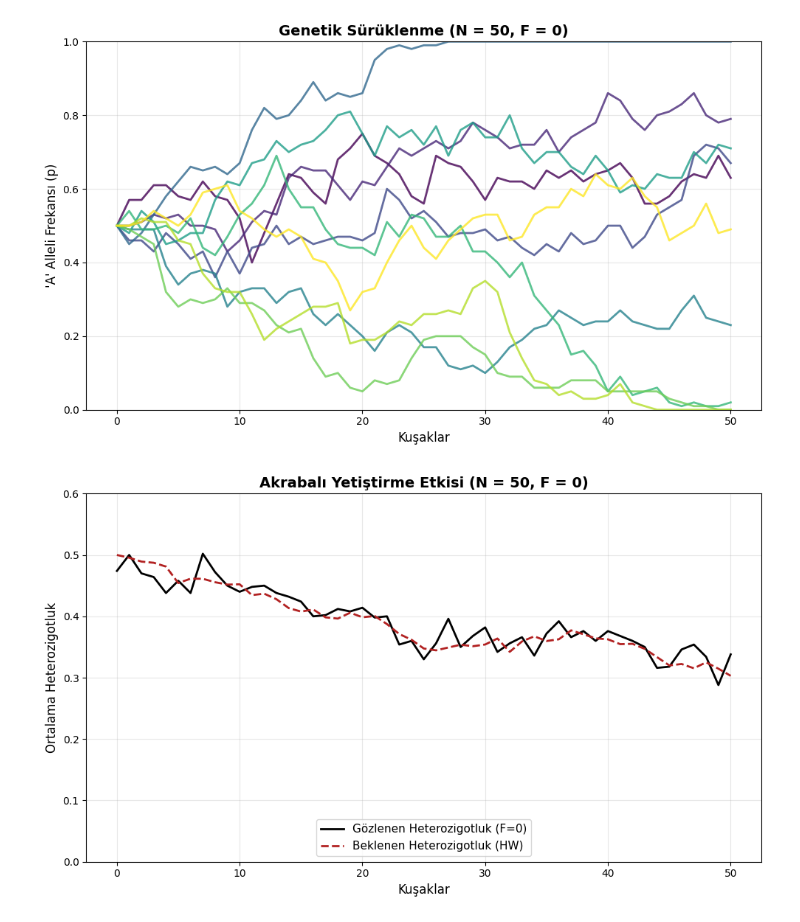
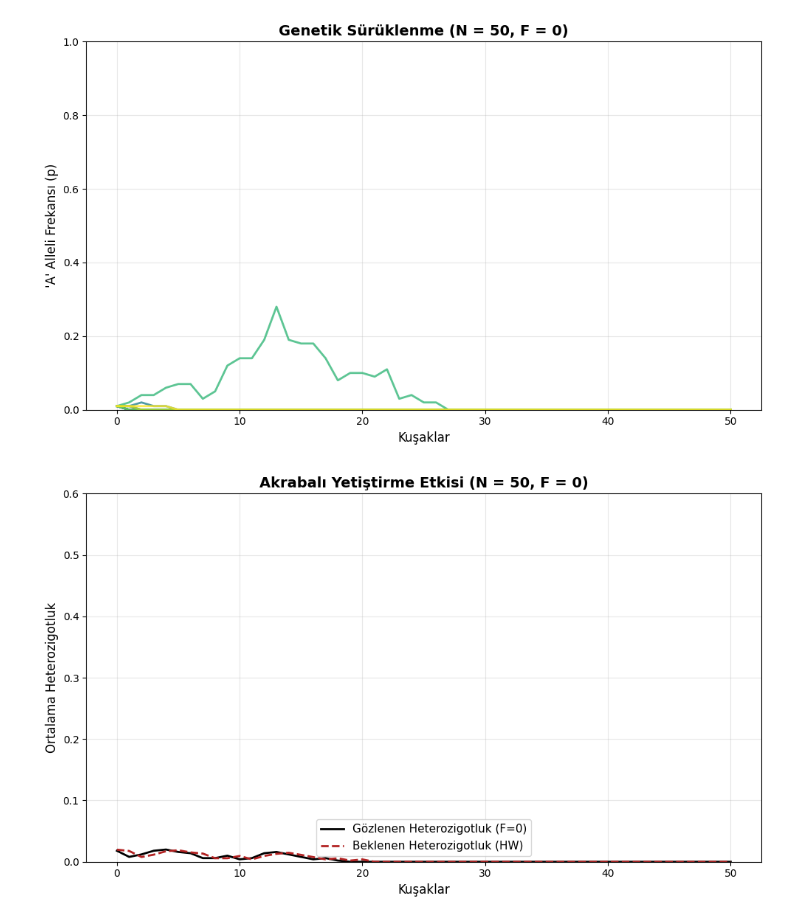
Before and after one commit to ackuyucu/Ekoloji_Lab, a Jupyter notebook: genetik_suruklenme.ipynb, the cells around one changed output. Cells and saved outputs as stored; diff of their text form; code cells hidden in the pictures.

```diff
--- a/genetik_suruklenme.ipynb
+++ b/genetik_suruklenme.ipynb
@@ -72,41 +72,42 @@ def simulate_drift_inbreeding(N, p0, F_coeff=0, generations=50, replicates=10):
 N_populasyon = 50 # @param {type:"integer", title:"Popülasyon Boyutu (N)"}
 F_kendilesme = 0 # @param {type:"number", title:"Akrabalı Yetiştirme Katsayısı (F)"}
 jenerasyon_sayisi = 50 # @param {type:"integer", title:"Nesil Sayısı"}
+ilk_A_frekansi = 0.01 # @param {type:"number", min:0.0, max:1.0, step:0.01, title:"Başlangıç 'A' Allel Frekansı (p0)"}
 
 # ==========================================
 # SİMÜLASYONLAR VE GÖRSELLEŞTİRME
 # ==========================================
 
 # Senaryo 1: Sadece Sürüklenme (F=0)
-sim_drift_only = simulate_drift_inbreeding(N=N_populasyon, p0=0.5, F_coeff=0, generations=jenerasyon_sayisi, replicates=10)
+sim_drift_only = simulate_drift_inbreeding(N=N_populasyon, p0=ilk_A_frekansi, F_coeff=0, generations=jenerasyon_sayisi, replicates=10)
 
 plt.figure(figsize=(10, 6))
 sns.lineplot(data=sim_drift_only, x="Generation", y="Freq_A", hue="Replicate", palette="viridis", legend=False, linewidth=2, alpha=0.8)
 plt.ylim(0, 1)
 plt.title(f"Genetik Sürüklenme (N = {N_populasyon}, F = 0)", fontsize=14, fontweight="bold")
 plt.xlabel("Kuşaklar", fontsize=12)
 plt.ylabel("'A' Alleli Frekansı (p)", fontsize=12)
 plt.grid(alpha=0.3)
 plt.tight_layout()
 plt.show()
 
 # Senaryo 2: Sürüklenme + Akrabalı Yetiştirme
-sim_drift_inbreeding = simulate_drift_inbreeding(N=N_populasyon, p0=0.5, F_coeff=F_kendilesme, generations=jenerasyon_sayisi, replicates=10)
+sim_drift_inbreeding = simulate_drift_inbreeding(N=N_populasyon, p0=ilk_A_frekansi, F_coeff=F_kendilesme, generations=jenerasyon_sayisi, replicates=10)
 
 # Replikasyonların ortalamasını alma
 summary_het = sim_drift_inbreeding.groupby("Generation")[["Obs_Het", "Exp_Het"]].mean().reset_index()
 
 plt.figure(figsize=(10, 6))
 plt.plot(summary_het["Generation"], summary_het["Obs_Het"], label=f"Gözlenen Heterozigotluk (F={F_kendilesme})", color="black", linewidth=2)
 plt.plot(summary_het["Generation"], summary_het["Exp_Het"], label="Beklenen Heterozigotluk (HW)", color="firebrick", linestyle="--", linewidth=2)
 plt.ylim(0, 0.6)
 plt.title(f"Akrabalı Yetiştirme Etkisi (N = {N_populasyon}, F = {F_kendilesme})", fontsize=14, fontweight="bold")
 plt.xlabel("Kuşaklar", fontsize=12)
 plt.ylabel("Ortalama Heterozigotluk", fontsize=12)
 plt.legend(loc="lower center", fontsize=11)
 plt.grid(alpha=0.3)
 plt.tight_layout()
 plt.show()
 # %% [output]
-[figure, old version]
+[figure, new version]
-[figure, old version]
+[figure, new version]
```
